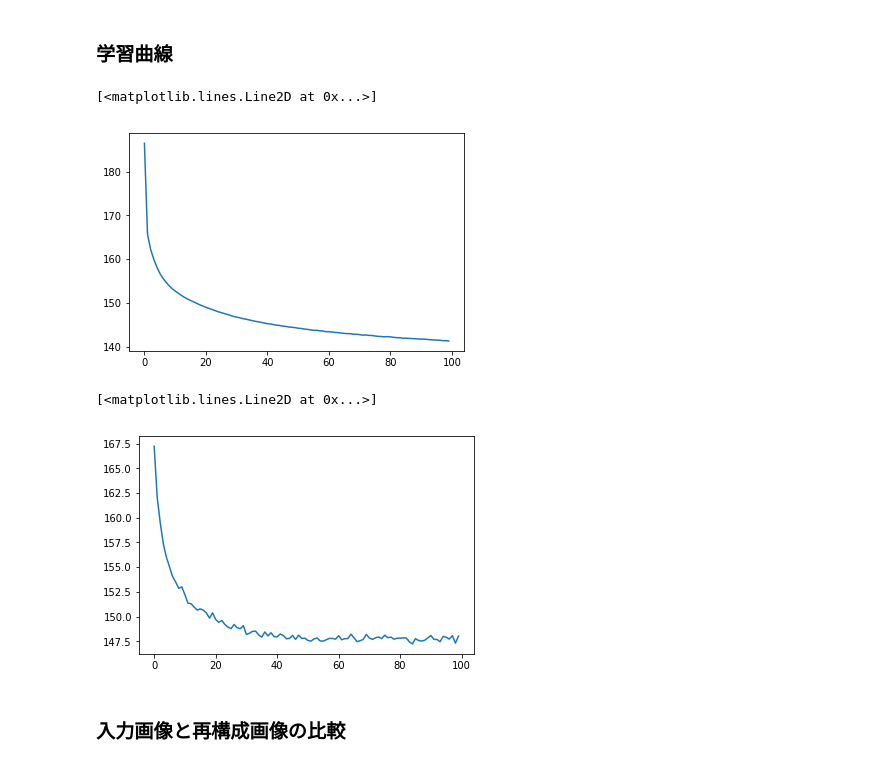
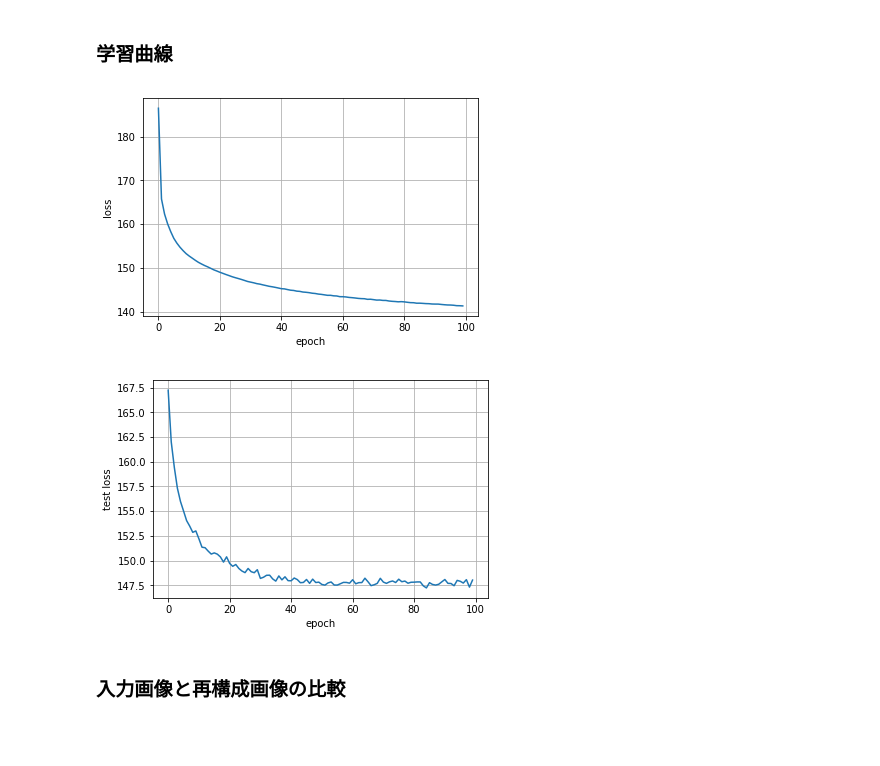
Before and after one commit to aidiary/pytorch-examples, a Jupyter notebook: notebooks/180221-variational-autoencoder.ipynb, the cells around one changed output. Cells and saved outputs as stored; diff of their text form; code cells hidden in the pictures; blank space fills up the shorter version.

```diff
--- a/notebooks/180221-variational-autoencoder.ipynb
+++ b/notebooks/180221-variational-autoencoder.ipynb
@@ -228,15 +212,19 @@ import matplotlib.pyplot as plt
 %matplotlib inline
 loss_list = np.load('{}/loss_list.npy'.format(out_dir))
 plt.plot(loss_list)
+plt.xlabel('epoch')
+plt.ylabel('loss')
+plt.grid()
 # %% [output]
-[<matplotlib.lines.Line2D at 0x...>]
-[figure, old version]
+[figure, new version]
 # %%
 test_loss_list = np.load('{}/test_loss_list.npy'.format(out_dir))
 plt.plot(test_loss_list)
+plt.xlabel('epoch')
+plt.ylabel('test loss')
+plt.grid()
 # %% [output]
-[<matplotlib.lines.Line2D at 0x...>]
-[figure, old version]
+[figure, new version]
 # %% [markdown]
 ### 入力画像と再構成画像の比較
 # %%
```
Also changed, not shown: parts of 7 cells of this notebook.
